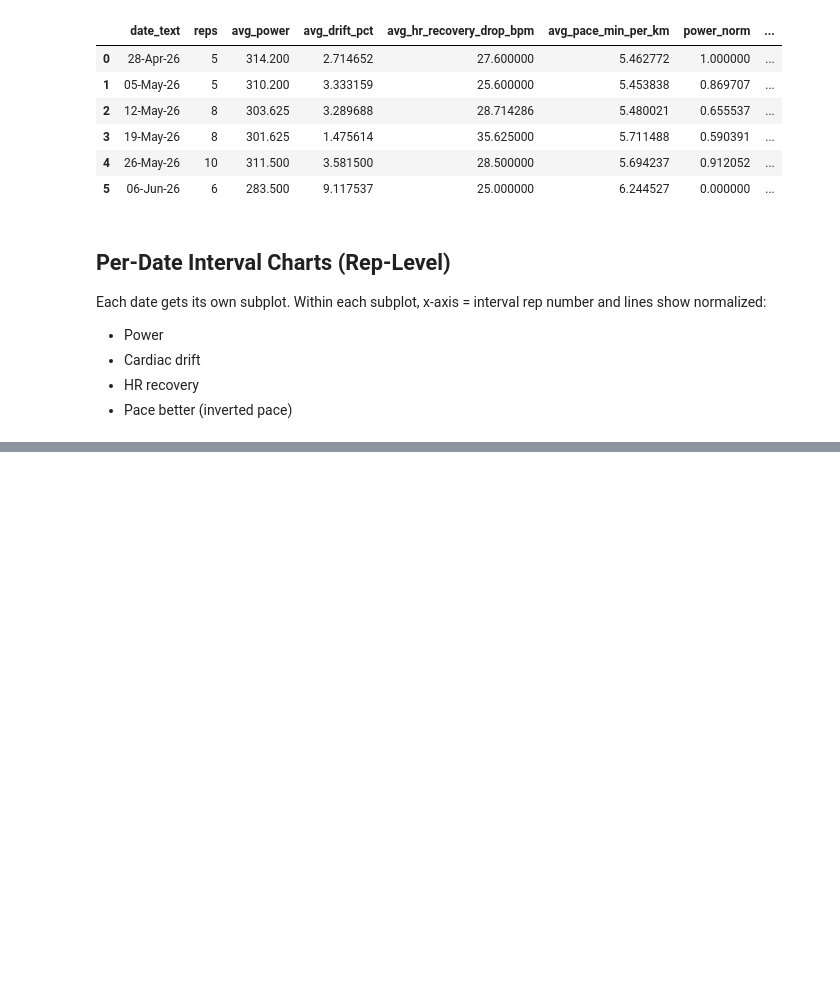
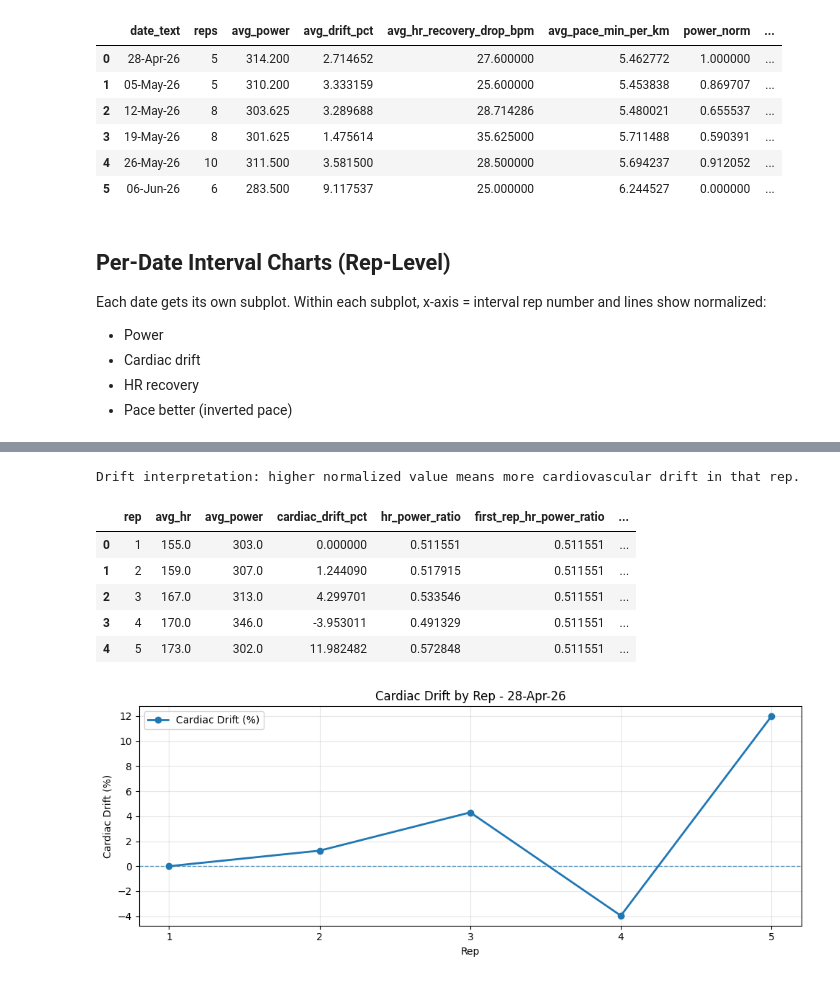
Before and after one commit to jvinodraj/theEagle, a Jupyter notebook: notebooks/interval_training_diagnostics.ipynb, the cells around one changed output, grey strips where cells are left out. Saved outputs shown, nothing was run; the diff lists cells and outputs as text; code cells hidden in the pictures; blank space fills up the shorter version.

```diff
--- a/notebooks/interval_training_diagnostics.ipynb
+++ b/notebooks/interval_training_diagnostics.ipynb
@@ -936,0 +1099,37 @@ for date_text in plot_dates:
+# %%
+drift_table = debug_df[['rep', 'avg_hr', 'avg_power', 'cardiac_drift_pct']].copy()
+drift_table['hr_power_ratio'] = drift_table['avg_hr'] / drift_table['avg_power']
+first_ratio = drift_table.loc[drift_table['rep'] == drift_table['rep'].min(), 'hr_power_ratio'].iloc[0]
+drift_table['first_rep_hr_power_ratio'] = first_ratio
+drift_table['calc_cardiac_drift_pct'] = ((drift_table['hr_power_ratio'] / first_ratio) - 1.0) * 100.0
+
+d_min = pd.to_numeric(drift_table['cardiac_drift_pct'], errors='coerce').min()
+d_max = pd.to_numeric(drift_table['cardiac_drift_pct'], errors='coerce').max()
+drift_table['min_drift_pct'] = d_min
+drift_table['max_drift_pct'] = d_max
+drift_table['calc_drift_norm'] = (drift_table['cardiac_drift_pct'] - d_min) / (d_max - d_min) if d_max != d_min else 0.0
+drift_table['stored_drift_norm'] = debug_df['drift_norm'].values
+
+print('Drift interpretation: higher normalized value means more cardiovascular drift in that rep.')
+display(drift_table)
+
+plt.figure(figsize=(10, 4))
+plt.plot(drift_table['rep'], drift_table['cardiac_drift_pct'], marker='o', linewidth=2, label='Cardiac Drift (%)')
+plt.axhline(0, linestyle='--', linewidth=1, alpha=0.7)
+plt.title('Cardiac Drift by Rep - 28-Apr-26')
+plt.xlabel('Rep')
+plt.ylabel('Cardiac Drift (%)')
+plt.xticks(drift_table['rep'])
+plt.grid(alpha=0.3)
+plt.legend(loc='best')
+plt.tight_layout()
+plt.show()
+# %% [output]
+Drift interpretation: higher normalized value means more cardiovascular drift in that rep.
+|  | rep | avg_hr | avg_power | cardiac_drift_pct | hr_power_ratio | first_rep_hr_power_ratio | ... |
+| 0 | 1 | 155.0 | 303.0 | 0.000000 | 0.511551 | 0.511551 | ... |
+| 1 | 2 | 159.0 | 307.0 | 1.244090 | 0.517915 | 0.511551 | ... |
+| 2 | 3 | 167.0 | 313.0 | 4.299701 | 0.533546 | 0.511551 | ... |
+| 3 | 4 | 170.0 | 346.0 | -3.953011 | 0.491329 | 0.511551 | ... |
+| 4 | 5 | 173.0 | 302.0 | 11.982482 | 0.572848 | 0.511551 | ... |
+[figure, added]
```
Also changed, not shown: parts of 12 cells of this notebook, 1 other file.
